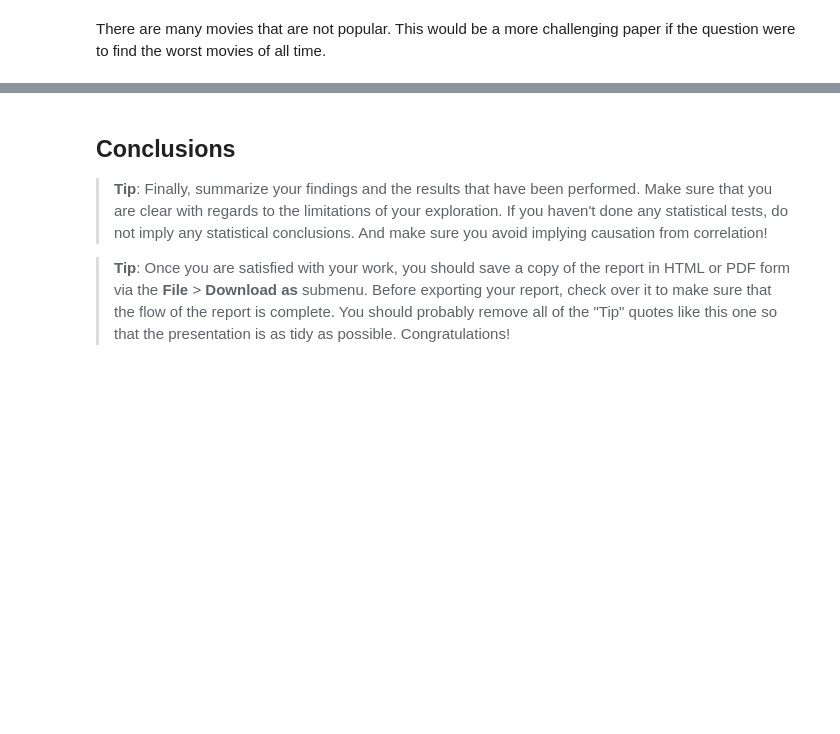
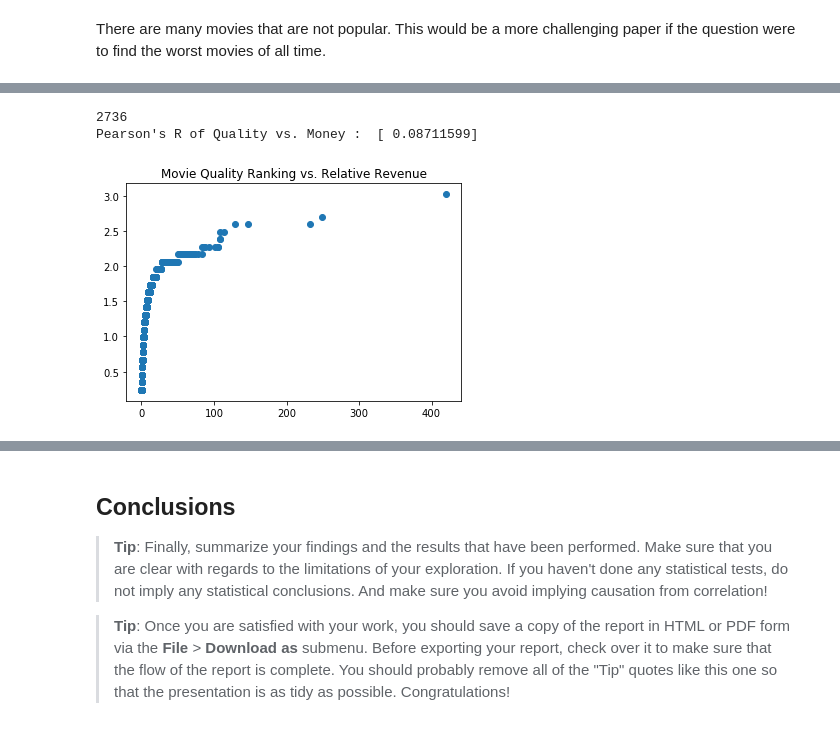
Before and after one commit to SandorAtTheZoo/UdacityDataAnalysisProject2, a Jupyter notebook: investigate-a-dataset-defineMovieSuccess.ipynb, the cells around one changed output, grey strips where cells are left out. Cells and saved outputs as stored; diff of their text form; code cells hidden in the pictures; blank space fills up the shorter version.

Commit message:
finished the data graphs, now just to write the conclusion

```diff
--- a/investigate-a-dataset-defineMovieSuccess.ipynb
+++ b/investigate-a-dataset-defineMovieSuccess.ipynb
@@ -295,0 +284,23 @@ There are many movies that are not popular.  This would be a more challenging pa
+# %%
+#CREATE SCATTERPLOT OF QUALITY VS MONEY -> RUN PEARSON'S R
+df_topMoneyScatter = df_movieMoney[df_movieMoney['moneyRank']>0].sort_values(by=['moneyRank'],ascending=False).head(5000)
+df_qualityReviewScatter = df_quality[df_quality['vote_count'] >= 38].sort_values('voteValStandardized', ascending=False).head(len(df_topMoneyScatter))
+#put money on the x axis, and quality on y
+N = len(df_topMoneyScatter)
+print(N)
+x = df_topMoneyScatter['moneyRank']
+y = df_qualityReviewScatter['voteValStandardized']
+
+#https://pandas.pydata.org/pandas-docs/stable/merging.html
+dfPearsonQuality = pd.concat([x,y],axis=1)
+#https://stackoverflow.com/questions/34896455/how-to-do-pearson-correlation-of-selected-columns-of-a-pandas-data-frame
+pearsonRMoney = dfPearsonQuality[dfPearsonQuality.columns[0:]].corr(method='pearson')['voteValStandardized'][:-1]
+print "Pearson's R of Quality vs. Money : ",pearsonRMoney.values
+
+plt.scatter(x,y)
+plt.title('Movie Quality Ranking vs. Relative Revenue')
+plt.show()
+# %% [output]
+2736
+Pearson's R of Quality vs. Money :  [ 0.08711599]
+[figure, added]
```
Also changed, not shown: parts of 16 cells of this notebook, 1 other file.
